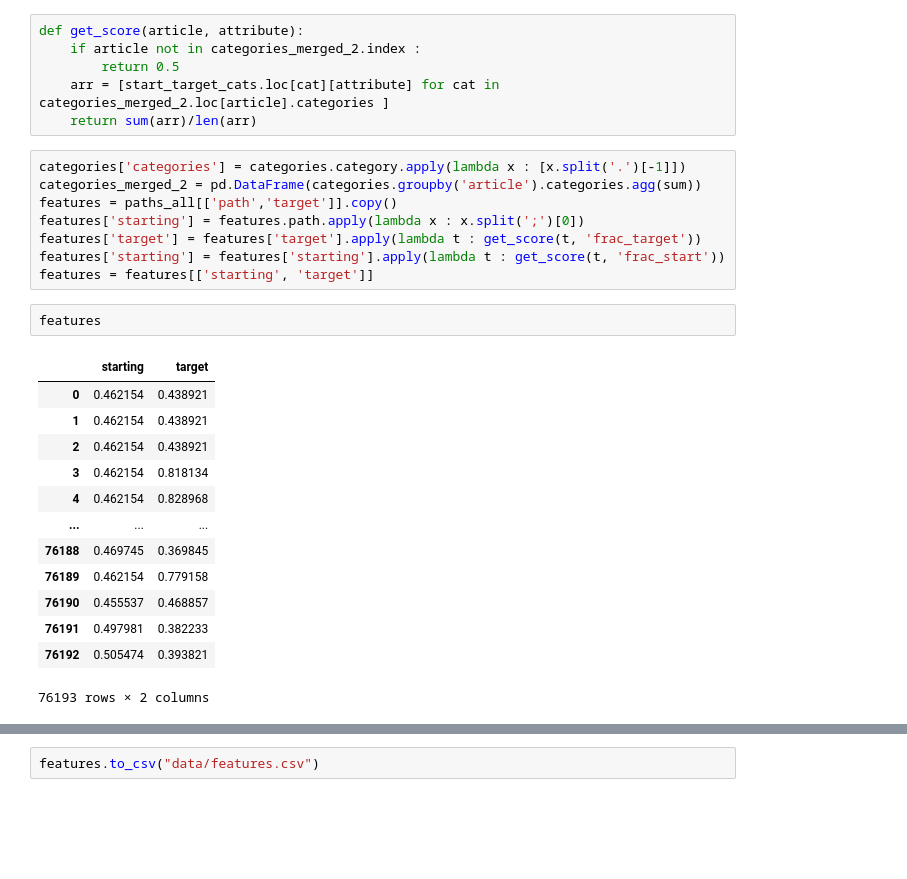
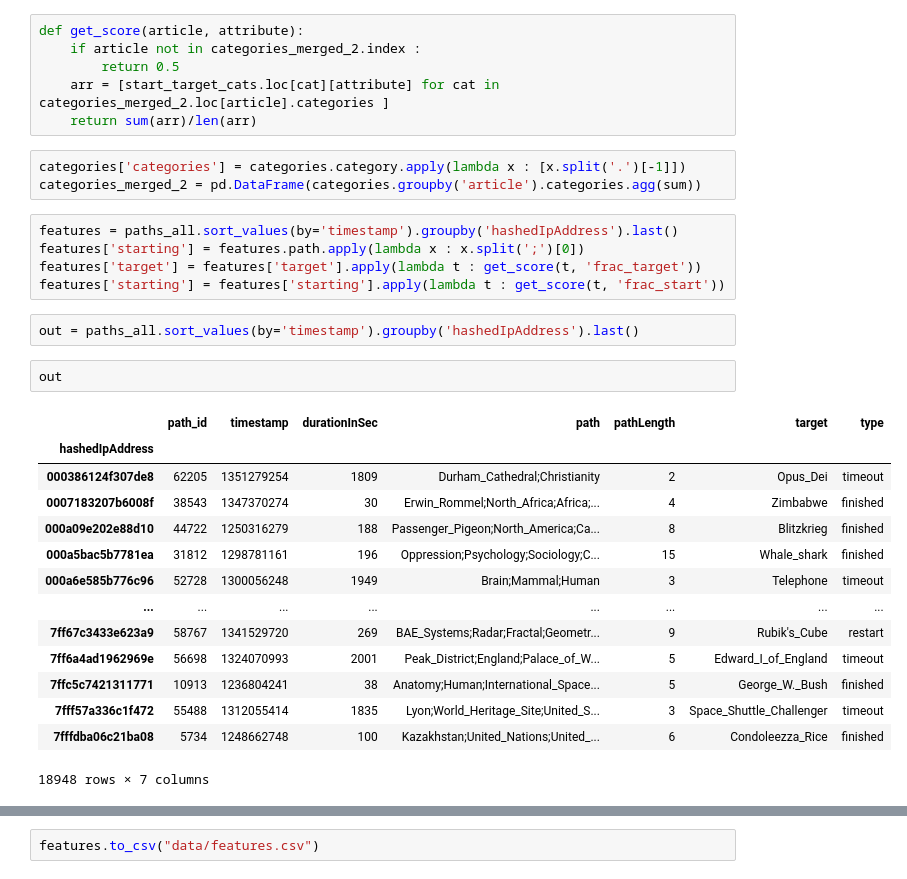
Before and after one commit to epfl-ada/ada-2022-project-7yobananaboy7, a Jupyter notebook: Cluster pages .ipynb, the cells around one changed output, grey strips where cells are left out. Cells and saved outputs as stored; diff of their text form; blank space fills up the shorter version.

```diff
--- a/Cluster pages .ipynb
+++ b/Cluster pages .ipynb
@@ -467,24 +465,27 @@ def get_score(article, attribute):
 # %%
 categories['categories'] = categories.category.apply(lambda x : [x.split('.')[-1]])
 categories_merged_2 = pd.DataFrame(categories.groupby('article').categories.agg(sum))
-features = paths_all[['path','target']].copy()
-features['starting'] = features.path.apply(lambda x : x.split(';')[0])
-features['target'] = features['target'].apply(lambda t : get_score(t, 'frac_target'))
-features['starting'] = features['starting'].apply(lambda t : get_score(t, 'frac_start'))
-features = features[['starting', 'target']]
+# %%
+features = paths_all.sort_values(by='timestamp').groupby('hashedIpAddress').last()
+features['starting'] = features.path.apply(lambda x : x.split(';')[0])
+features['target'] = features['target'].apply(lambda t : get_score(t, 'frac_target'))
+features['starting'] = features['starting'].apply(lambda t : get_score(t, 'frac_start'))
 # %%
-features
+out = paths_all.sort_values(by='timestamp').groupby('hashedIpAddress').last()
-# %% [output]
-|  | starting | target |
-| 0 | 0.462154 | 0.438921 |
-| 1 | 0.462154 | 0.438921 |
-| 2 | 0.462154 | 0.438921 |
-| 3 | 0.462154 | 0.818134 |
-| 4 | 0.462154 | 0.828968 |
-| ... | ... | ... |
-| 76188 | 0.469745 | 0.369845 |
-| 76189 | 0.462154 | 0.779158 |
-| 76190 | 0.455537 | 0.468857 |
-| 76191 | 0.497981 | 0.382233 |
-| 76192 | 0.505474 | 0.393821 |
-76193 rows × 2 columns
+# %%
+out
+# %% [output]
+|  | path_id | timestamp | durationInSec | path | pathLength | target | type |
+| hashedIpAddress |  |  |  |  |  |  |  |
+| 000386124f307de8 | 62205 | 1351279254 | 1809 | Durham_Cathedral;Christianity | 2 | Opus_Dei | timeout |
+| 0007183207b6008f | 38543 | 1347370274 | 30 | Erwin_Rommel;North_Africa;Africa;... | 4 | Zimbabwe | finished |
+| 000a09e202e88d10 | 44722 | 1250316279 | 188 | Passenger_Pigeon;North_America;Ca... | 8 | Blitzkrieg | finished |
+| 000a5bac5b7781ea | 31812 | 1298781161 | 196 | Oppression;Psychology;Sociology;C... | 15 | Whale_shark | finished |
+| 000a6e585b776c96 | 52728 | 1300056248 | 1949 | Brain;Mammal;Human | 3 | Telephone | timeout |
+| ... | ... | ... | ... | ... | ... | ... | ... |
+| 7ff67c3433e623a9 | 58767 | 1341529720 | 269 | BAE_Systems;Radar;Fractal;Geometr... | 9 | Rubik's_Cube | restart |
+| 7ff6a4ad1962969e | 56698 | 1324070993 | 2001 | Peak_District;England;Palace_of_W... | 5 | Edward_I_of_England | timeout |
+| 7ffc5c7421311771 | 10913 | 1236804241 | 38 | Anatomy;Human;International_Space... | 5 | George_W._Bush | finished |
+| 7fff57a336c1f472 | 55488 | 1312055414 | 1835 | Lyon;World_Heritage_Site;United_S... | 3 | Space_Shuttle_Challenger | timeout |
+| 7fffdba06c21ba08 | 5734 | 1248662748 | 100 | Kazakhstan;United_Nations;United_... | 6 | Condoleezza_Rice | finished |
+18948 rows × 7 columns
```
Also changed, not shown: parts of 7 cells of this notebook, 3 other files.
